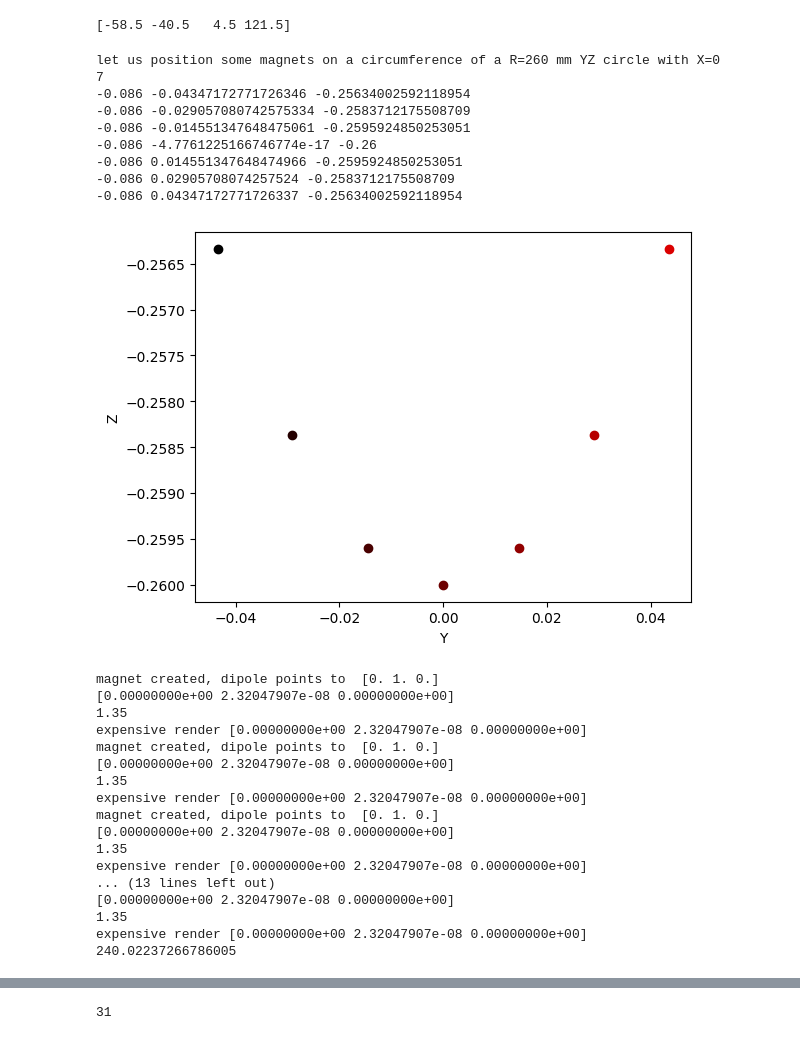
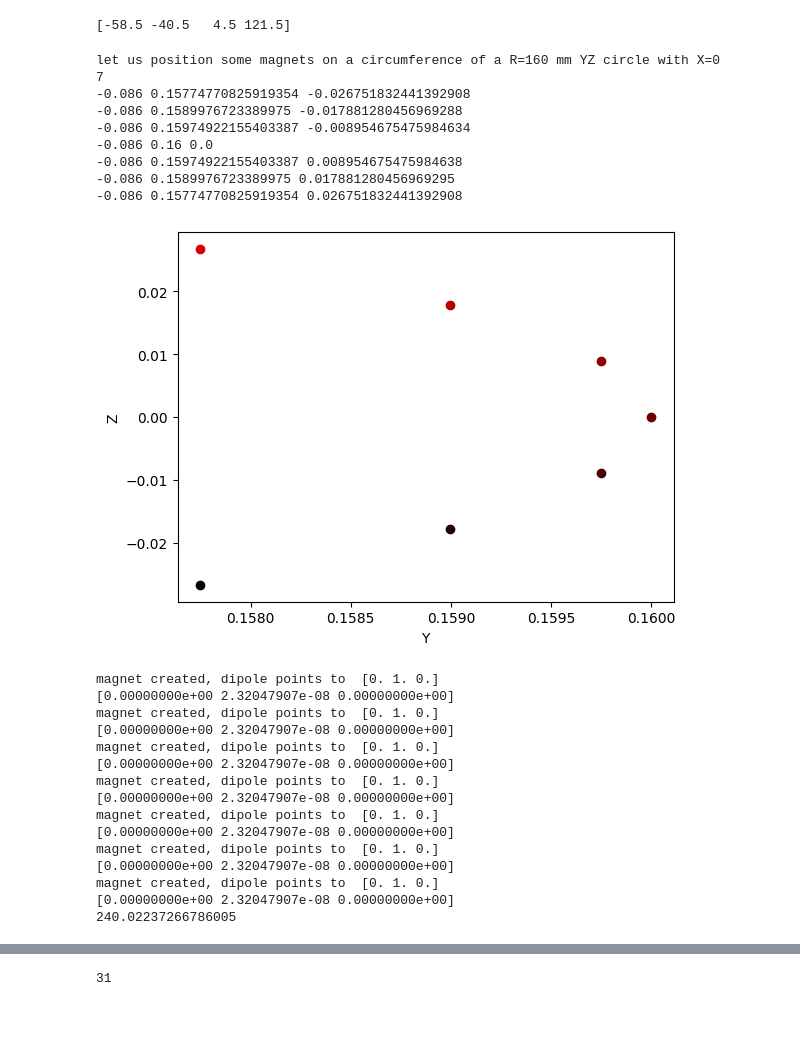
Before and after one commit to rst030/cosi-measure, a Jupyter notebook: Software/COSI2/test_ONEINSERT.ipynb, the cells around one changed output, grey strips where cells are left out. Saved outputs shown, nothing was run; the diff lists cells and outputs as text; code cells hidden in the pictures.

```diff
--- a/Software/COSI2/test_ONEINSERT.ipynb
+++ b/Software/COSI2/test_ONEINSERT.ipynb
@@ -101,7 +101,7 @@ generating a mesh grid
 
 # spherical decomposition
 diameter_of_sphere = b0map_oneinsert.path.radius*2
-order = 17
+order = 29
 resolution_of_sph_decomp = 10
 print(diameter_of_sphere)
 
@@ -182,7 +182,7 @@ def ringposFromTrayNr(trays_ocp):
     return coordinates
 
 
-shimRadius          = 260*1e-3#260*1e-3#!!!TMP 276*1e-3#276*1e-3 <- was set by Tom!      # radius on which the shim magnets are placed
+shimRadius          = 160*1e-3#260*1e-3#!!!TMP 276*1e-3#276*1e-3 <- was set by Tom!      # radius on which the shim magnets are placed
 
 trays_occupied = [-7,-5,1,14] #[-18,-5,1,12] <- 27mm best  [-7,-5,1,14] 997
 ringPositions       = ringposFromTrayNr(trays_occupied)#[-121.5*1e-3, -40.5*1e-3, 31.5*1e-3, 121.5*1e-3]#np.linspace(-ringspacingouter,ringspacingouter,4)#np.linspace(-0.1755,0.1755,4)          #np.linspace(-0.2295, .2295, 4) #Z positions to place shin rubgs
@@ -203,7 +203,7 @@ magAngles           = np.linspace(-anglePerSegment/2, anglePerSegment/2, magsPer
 print('let us position some magnets on a circumference of a R=%.0f mm YZ circle with X=0'%(shimRadius*1000))
 
 positions = []
-insert_nr = 9 # IRL 3!!!
+insert_nr = 0 # IRL 3!!!
 for ringPosition in ringPositions:
     for segmentAngle in segmentAngles:
         for magAngle in magAngles:
@@ -217,6 +217,7 @@ for ringPosition in ringPositions:
                     #print(360/12*(insert_nr-0.5),360/12*(insert_nr+0.5))
                     positions.append(position)
 
+
 print(len(positions))
 
 for pos in positions:
@@ -225,15 +226,15 @@ for pos in positions:
     pos[2]+=0e-3
     print(pos[0],pos[1],pos[2])
 # %% [output]
-let us position some magnets on a circumference of a R=260 mm YZ circle with X=0
+let us position some magnets on a circumference of a R=160 mm YZ circle with X=0
 7
--0.086 -0.04347172771726346 -0.25634002592118954
--0.086 -0.029057080742575334 -0.2583712175508709
--0.086 -0.014551347648475061 -0.2595924850253051
--0.086 -4.7761225166746774e-17 -0.26
--0.086 0.014551347648474966 -0.2595924850253051
--0.086 0.02905708074257524 -0.2583712175508709
--0.086 0.04347172771726337 -0.25634002592118954
+-0.086 0.15774770825919354 -0.026751832441392908
+-0.086 0.1589976723389975 -0.017881280456969288
+-0.086 0.15974922155403387 -0.008954675475984634
+-0.086 0.16 0.0
+-0.086 0.15974922155403387 0.008954675475984638
+-0.086 0.1589976723389975 0.017881280456969295
+-0.086 0.15774770825919354 0.026751832441392908
 # %%
 
 import matplotlib.pyplot as plt
@@ -255,56 +256,57 @@ coordinate_grid = b0map_oneinsert.coord_grid_fine
 magnetFields = np.zeros((np.shape(coordinate_grid[0])+(3,numMags)), dtype = np.float32)
 
 from utils import shimming_magnet
 
 shimming_magnets = []
 
 DSV = 2*max(b0map_oneinsert.xDim_SPH_fine)#b0map.path.radius*2
 
 
 
 
 for idx1, position in enumerate(positions):
     magnet = shimming_magnet.shimming_magnet(position=position,rotation_yz=0)
     magnet.bRem = NEW_B_REM # T
     magnet.rotation_yz = 0
     magnet.position = position
     magnet.render_field(grid=coordinate_grid)
     shimming_magnets.append(magnet)
 
-    #magnetFields[:,:,:,0:2,idx1] = magnet.OLD_singleMagnet(position=position,dipoleMoment = dip_vec,
-    #                                                     simDimensions=[DSV*1e-3,DSV*1e-3,DSV*1e-3],
-    #                                                     resolution=1/resolution_of_sph_fit*1e3,
-    #                                                     plotFields=False)[:,:,:,0:2] #singleMagnet(position, grid=coordinate_grid)
+
+    #magnetFields[:,:,:,2,idx1] = magnet.B0[:,:,:,2]
+    #magnetFields[:,:,:,1,idx1] = magnet.B0[:,:,:,1]
+    #magnetFields[:,:,:,0,idx1] = magnet.B0[:,:,:,0]
 
 
-    magnetFields[:,:,:,2,idx1] = magnet.B0[:,:,:,2]
-    magnetFields[:,:,:,1,idx1] = magnet.B0[:,:,:,1]
+    magnetFields[:,:,:,:,idx1] = magnet.OLD_singleMagnet(position=position,
+                                                        simDimensions=[DSV*1e-3,DSV*1e-3,DSV*1e-3],
+                                                        resolution=1/resolution_of_sph_fit*1e3,
+                                                        plotFields=False)[:,:,:,:] #singleMagnet(position, grid=coordinate_grid)
+
 
 
 
 magnetFields *= 1e3
 
 
 
 print(DSV)
 # %% [output]
-[figure, old version]
+[figure, new version]
 magnet created, dipole points to  [0. 1. 0.]
 [0.00000000e+00 2.32047907e-08 0.00000000e+00]
-1.35
-expensive render [0.00000000e+00 2.32047907e-08 0.00000000e+00]
 magnet created, dipole points to  [0. 1. 0.]
 [0.00000000e+00 2.32047907e-08 0.00000000e+00]
-1.35
-expensive render [0.00000000e+00 2.32047907e-08 0.00000000e+00]
 magnet created, dipole points to  [0. 1. 0.]
 [0.00000000e+00 2.32047907e-08 0.00000000e+00]
-1.35
-expensive render [0.00000000e+00 2.32047907e-08 0.00000000e+00]
-... (13 lines left out)
+magnet created, dipole points to  [0. 1. 0.]
 [0.00000000e+00 2.32047907e-08 0.00000000e+00]
-1.35
-expensive render [0.00000000e+00 2.32047907e-08 0.00000000e+00]
+magnet created, dipole points to  [0. 1. 0.]
+[0.00000000e+00 2.32047907e-08 0.00000000e+00]
+magnet created, dipole points to  [0. 1. 0.]
+[0.00000000e+00 2.32047907e-08 0.00000000e+00]
+magnet created, dipole points to  [0. 1. 0.]
+[0.00000000e+00 2.32047907e-08 0.00000000e+00]
 240.02237266786005
 # %%
 # cheap vs real fields
```
Also changed, not shown: parts of 15 cells of this notebook, 18 other files.
